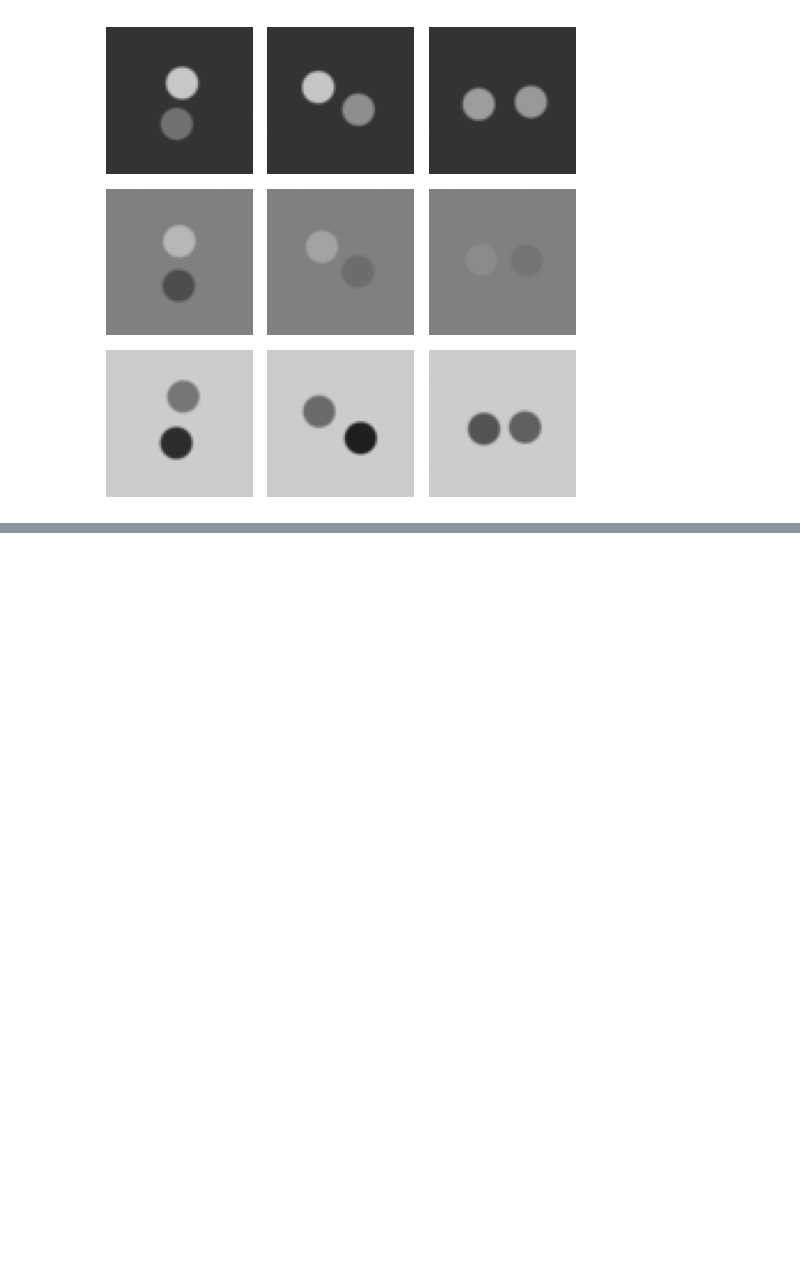
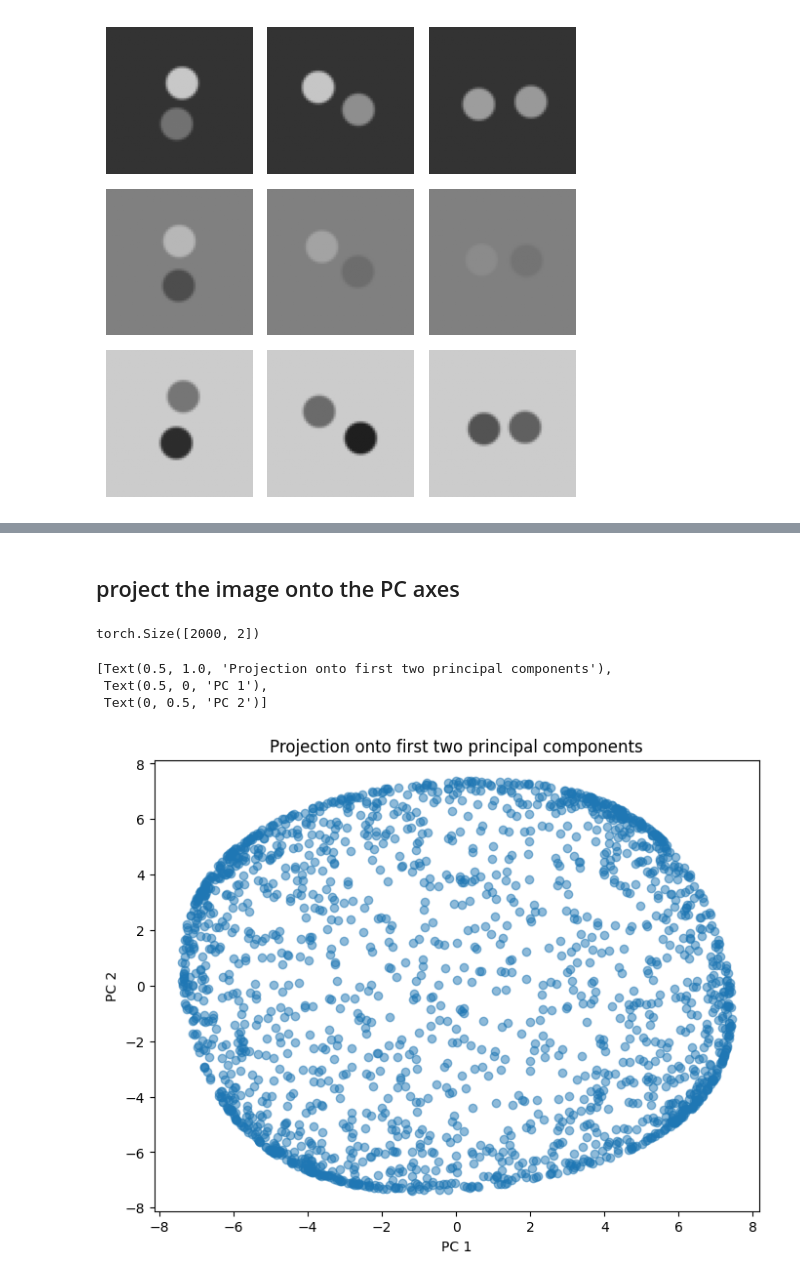
Before and after one commit to lyob/hdiva, a Jupyter notebook: a_datasets/disks/disks.ipynb, the cells around one changed output, grey strips where cells are left out. Drawn from its saved outputs; the diff is of its cells as text; code cells hidden in the pictures; blank space fills up the shorter version.

```diff
--- a/a_datasets/disks.ipynb
+++ b/a_datasets/disks/disks.ipynb
@@ -615,0 +689,2 @@ fig.tight_layout()
+# %% [markdown]
+## project the image onto the PC axes
@@ -615,0 +721,35 @@ fig.tight_layout()
+# %%
+# project the data onto the first two principal components
+def project_onto_pc_axes(dataset, pc_axes, num_components=2):
+    """
+    Project the dataset onto the first num_components principal component axes.
+
+    Args:
+        dataset (torch.Tensor): The input dataset tensor of shape (N, C, H, W).
+        pc_axes (torch.Tensor): The principal component axes of shape (C*H*W, num_components).
+        num_components (int): The number of principal components to project onto.
+
+    Returns:
+        torch.Tensor: The projected dataset of shape (N, num_components).
+    """
+    # Flatten the dataset to shape (N, C*H*W)
+    flattened_data = dataset.view(dataset.size(0), -1)
+
+    # Project onto the first num_components principal components
+    projected_data = flattened_data @ pc_axes[:, :num_components]
+
+    return projected_data
+
+projected_data = project_onto_pc_axes(pc_data, pc_axes, num_components=2)
+projected_data.shape
+# %% [output]
+torch.Size([2000, 2])
+# %%
+fig, ax = plt.subplots(1, 1, figsize=(8, 6))
+ax.scatter(projected_data[:, 0].numpy(), projected_data[:, 1].numpy(), alpha=0.5)
+ax.set(title="Projection onto first two principal components", xlabel="PC 1", ylabel="PC 2")
+# %% [output]
+[Text(0.5, 1.0, 'Projection onto first two principal components'),
+ Text(0.5, 0, 'PC 1'),
+ Text(0, 0.5, 'PC 2')]
+[figure, added]
```
Also changed, not shown: parts of 20 cells of this notebook, 33 other files.
